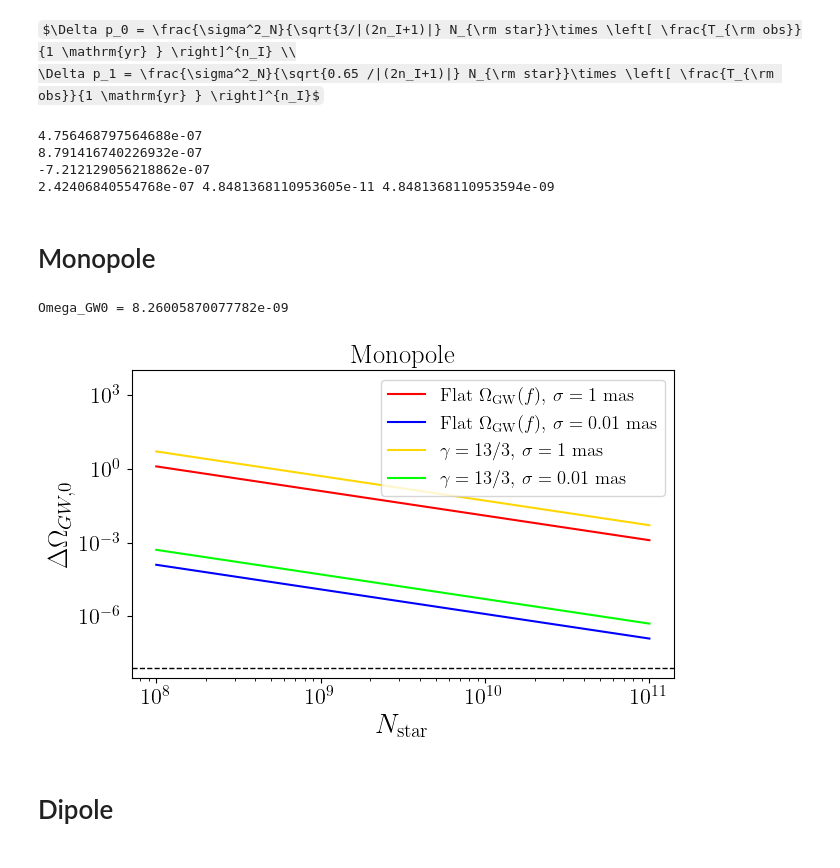
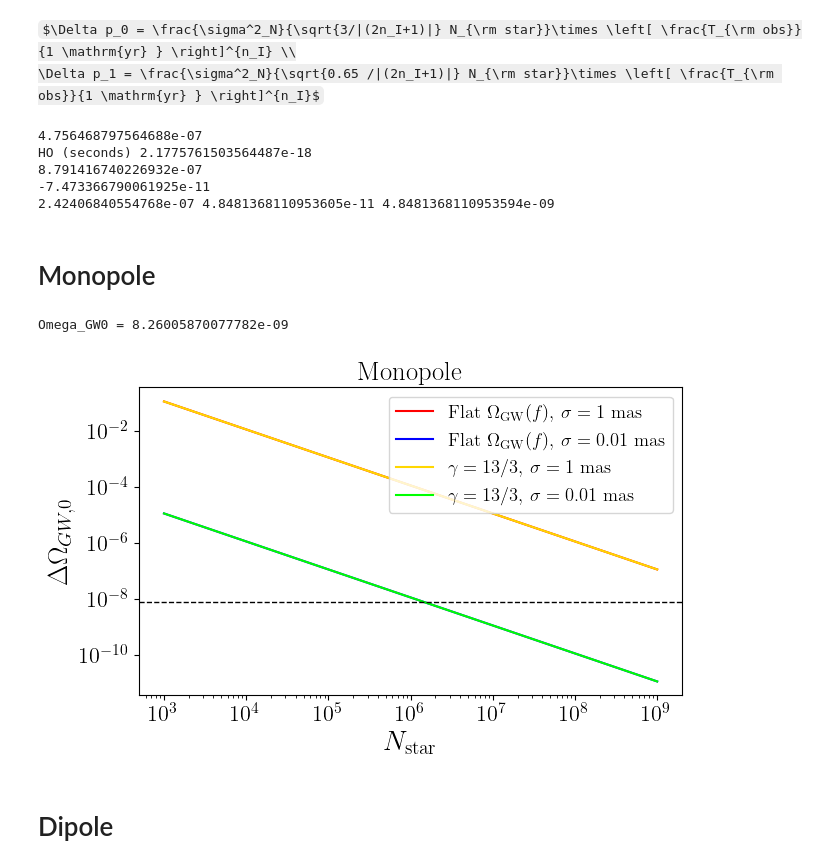
Before and after one commit to MarisolJC/Astrometry_meets_PTAs, a Jupyter notebook: Forecast/Forecast_2nd_version.ipynb, the cells around one changed output. Cells and saved outputs as stored; diff of their text form; code cells hidden in the pictures; some formulas as TeX source.

```diff
--- a/Forecast/Forecast_2nd_version.ipynb
+++ b/Forecast/Forecast_2nd_version.ipynb
@@ -26,14 +26,17 @@ nobstot = nobsinyear*(T_obs/year)
 T_cad = year/15
 print(1/T_cad)
 
+H0 = 67.2 /(3.086e19) # Hubble Constant in Seconds
+print('HO (seconds)',H0)
+
 h0 = 2.15e-18
 beta = 1.23e-3
 
-conversion = (2*(np.pi**2)*(fstar**2))*(2*fstar)/(3*(h0**2))
+conversion = (2*(np.pi**2)*(fstar**2))*(2*fstar) /(3*(h0**2))
 
 def Delta_p0(sigma, N, factor):
     sigma_N_sq = 2 * (sigma**2) *T_cad
-    Dp0 = (sigma_N_sq/N)*(np.sqrt( np.abs(2*nI +1)/factor)) * ((T_obs/year)**nI)
+    Dp0 = (sigma_N_sq * (np.sqrt( np.abs(2*nI +1) ) ) / (N * np.sqrt(factor * T_obs * fstar)) ) * ((T_obs/year)**(nI))#+1/2))
     return Dp0
 
 from scipy.integrate import quad
@@ -46,7 +49,7 @@ def df_int(nI):
     return result
 
 def deltaI0(sigma, N, factor, nI):
-    deltaI0 = 8 * np.pi * Delta_p0(sigma, N, factor)/df_int(nI)
+    deltaI0 = (8*np.pi * Delta_p0(sigma, N, factor))#/df_int(nI) #* (1/2)
     return deltaI0
 
 def deltaI0_dipole(sigma, N, factor, nI):
@@ -72,8 +75,9 @@ Sig3 = 1 *(1/1000)*(1/3600)*(2*np.pi/360)
 print(Sig1, Sig2, Sig3)
 # %% [output]
 4.756468797564688e-07
+HO (seconds) 2.1775761503564487e-18
 8.791416740226932e-07
--7.212129056218862e-07
+-7.473366790061925e-11
 2.42406840554768e-07 4.8481368110953605e-11 4.8481368110953594e-09
 # %% [markdown]
 # Monopole
@@ -82,39 +86,39 @@ print(Sig1, Sig2, Sig3)
 nI_2 = -7/3
 nI_3 = -3 # This gives flat \Omega_{GW}(f) (Inflation)
 factor00 = 3 # proporcionality constant for the Trace[H0 H0]
-N = np.arange(10e7, 10e10, 1000)
+N = np.arange(10e2, 10e8, 1000)
 
 sigma1 = 2.42e-7 # Equivalent to 50 mas in radians.
 sigma2 = 4.84e-11 # Equivalent to 0.01 mas in radians.
 sigma3 = 4.84e-09 # Equivalent to 1 mas in radians.
 
 D_OmegaGW_1 = deltaI0( sigma3, N, factor00, nI_3)*conversion
 D_OmegaGW_2 = deltaI0( sigma2, N, factor00, nI_3)*conversion
 D_OmegaGW_3 = deltaI0( sigma3, N, factor00, nI_2)*conversion
 D_OmegaGW_4 = deltaI0( sigma2, N, factor00, nI_2)*conversion
 
 I0 = 9.1e-23 # Value reported by NANOGrav (NG15)
 Omega_GW0 = I0 *conversion
 print('Omega_GW0 =', Omega_GW0)
 
 plt.figure(figsize=(7, 4))
 plt.loglog(N, D_OmegaGW_1, color='r', label='Flat $\Omega_{\mathrm{GW}}(f)$, $\sigma = 1$ mas')
 plt.loglog(N, D_OmegaGW_2, color='b', label='Flat $\Omega_{\mathrm{GW}}(f)$, $\sigma = 0.01$ mas')
 plt.loglog(N, D_OmegaGW_3, color='gold', label='$\gamma = 13/3$, $\sigma = 1$ mas')
 plt.loglog(N, D_OmegaGW_4, color='lime', label='$\gamma = 13/3$, $\sigma = 0.01$ mas')
 plt.axhline(y=Omega_GW0, color='black', linestyle='--', linewidth=1)
-plt.ylim(top=10e3)
+#plt.ylim(top=10e3)
 #plt.xlim(bottom=10e5)
 plt.xlabel(r'$N_{\mathrm{star}}$',size=20)
 plt.ylabel("$\Delta \Omega_{GW,0}$",size=20)
 plt.title("Monopole")
 plt.legend(loc='upper right', fontsize='small')
 #plt.grid(True)
 
 plt.savefig("Forecast_Monopole.pdf", bbox_inches='tight')
 # %% [output]
 Omega_GW0 = 8.26005870077782e-09
-[figure, old version]
+[figure, new version]
 # %% [markdown]
 # Dipole
 # %%
```
Also changed, not shown: 2 other files.
